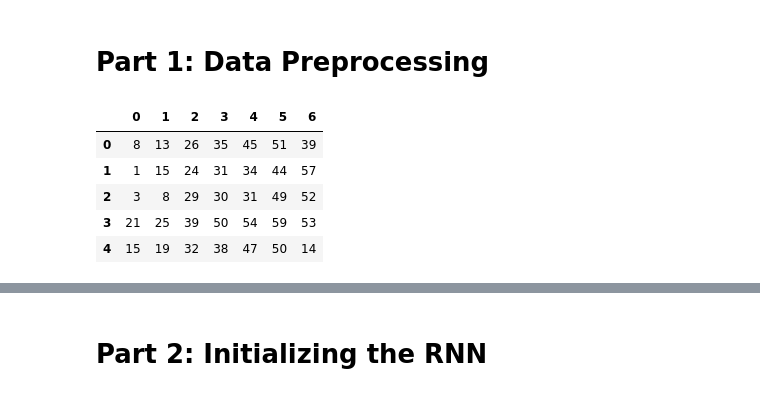
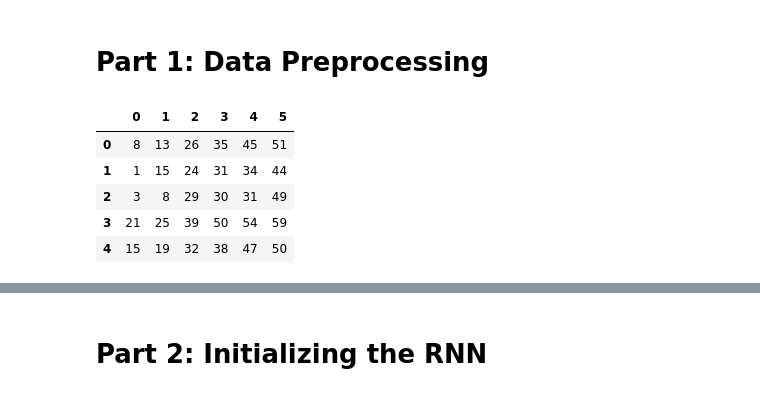
Before and after one commit to pankajarm/Deep-Learning-A-Z, a Jupyter notebook: Volume 1 - Supervised Deep Learning/Part 3 - Recurrent Neural Networks (RNN)/Section 12 - Building a RNN/rnn-keras-lotto-with-bonus-ball.ipynb, the cells around one changed output, grey strips where cells are left out. Saved outputs shown, nothing was run; the diff lists cells and outputs as text; code cells hidden in the pictures.

Commit message:
Updated RNN with Lotto Algorithm
Updated RNN with Lotto Algorithm

```diff
--- a/Volume 1 - Supervised Deep Learning/Part 3 - Recurrent Neural Networks (RNN)/Section 12 - Building a RNN/rnn-keras-lotto-with-bonus-ball.ipynb
+++ b/Volume 1 - Supervised Deep Learning/Part 3 - Recurrent Neural Networks (RNN)/Section 12 - Building a RNN/rnn-keras-lotto-with-bonus-ball.ipynb
@@ -6,15 +6,15 @@ import numpy as np
 import pandas as pd
 # %%
 # Importing  the training set
-pd_training_set = pd.read_csv('Lottery_NY_Lotto_Winning_Numbers__Beginning_2001_with_bonus.csv', header=None)
+pd_training_set = pd.read_csv('Lottery_NY_Lotto_Winning_Numbers__Beginning_2001_without_bonus.csv', header=None)
 pd_training_set.head()
 # %% [output]
-|  | 0 | 1 | 2 | 3 | 4 | 5 | 6 |
-| 0 | 8 | 13 | 26 | 35 | 45 | 51 | 39 |
-| 1 | 1 | 15 | 24 | 31 | 34 | 44 | 57 |
-| 2 | 3 | 8 | 29 | 30 | 31 | 49 | 52 |
-| 3 | 21 | 25 | 39 | 50 | 54 | 59 | 53 |
-| 4 | 15 | 19 | 32 | 38 | 47 | 50 | 14 |
+|  | 0 | 1 | 2 | 3 | 4 | 5 |
+| 0 | 8 | 13 | 26 | 35 | 45 | 51 |
+| 1 | 1 | 15 | 24 | 31 | 34 | 44 |
+| 2 | 3 | 8 | 29 | 30 | 31 | 49 |
+| 3 | 21 | 25 | 39 | 50 | 54 | 59 |
+| 4 | 15 | 19 | 32 | 38 | 47 | 50 |
 # %%
 # Training Set
 # now add each column of six rows into next 6 rows of first column
```
Also changed, not shown: parts of 33 cells of this notebook.
